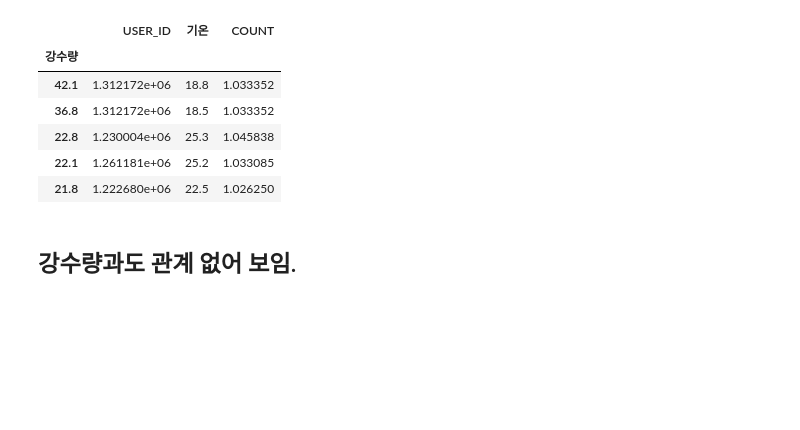
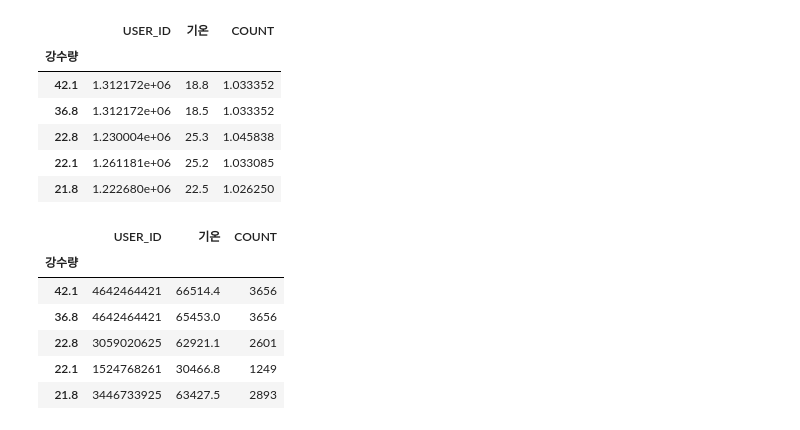
Before and after one commit to honeybeat1/team1_wanted_onboarding_2nd, a Jupyter notebook: Week3_이주영/모두컴퍼니_기술과제/Week3_모두컴퍼니_EDA.ipynb, the cells around one changed output. Drawn from its saved outputs; the diff is of its cells as text; code cells hidden in the pictures; blank space fills up the shorter version.

```diff
--- a/Week3_이주영/모두컴퍼니_기술과제/Week3_모두컴퍼니_EDA.ipynb
+++ b/Week3_이주영/모두컴퍼니_기술과제/Week3_모두컴퍼니_EDA.ipynb
@@ -313,5 +325,15 @@ te1.head()
 | 22.8 | 1.230004e+06 | 25.3 | 1.045838 |
 | 22.1 | 1.261181e+06 | 25.2 | 1.033085 |
 | 21.8 | 1.222680e+06 | 22.5 | 1.026250 |
-# %% [markdown]
-## 강수량과도 관계 없어 보임.
+# %%
+te1 = merge1[["USER_ID","DATE","기온","강수량","COUNT"]]
+te1 = te1.groupby(["강수량"]).sum().sort_values(by="강수량",ascending=False)
+te1.head()
+# %% [output]
+|  | USER_ID | 기온 | COUNT |
+| 강수량 |  |  |  |
+| 42.1 | 4642464421 | 66514.4 | 3656 |
+| 36.8 | 4642464421 | 65453.0 | 3656 |
+| 22.8 | 3059020625 | 62921.1 | 2601 |
+| 22.1 | 1524768261 | 30466.8 | 1249 |
+| 21.8 | 3446733925 | 63427.5 | 2893 |
```
Also changed, not shown: parts of 11 cells of this notebook, 1 other file.
